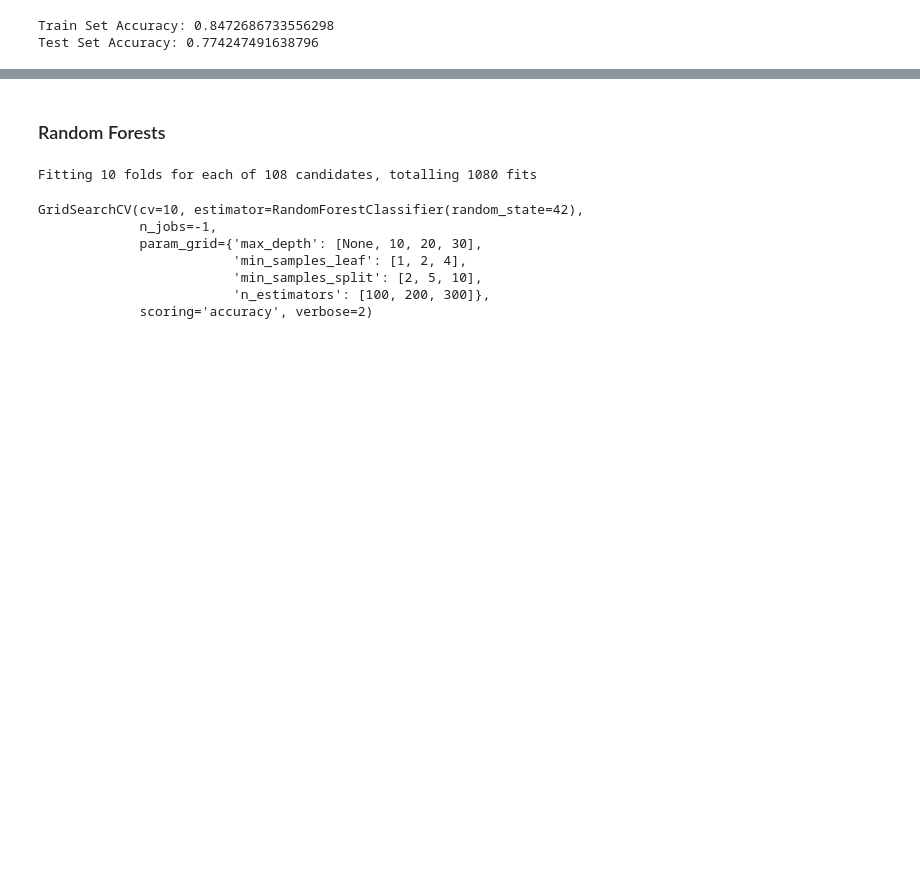
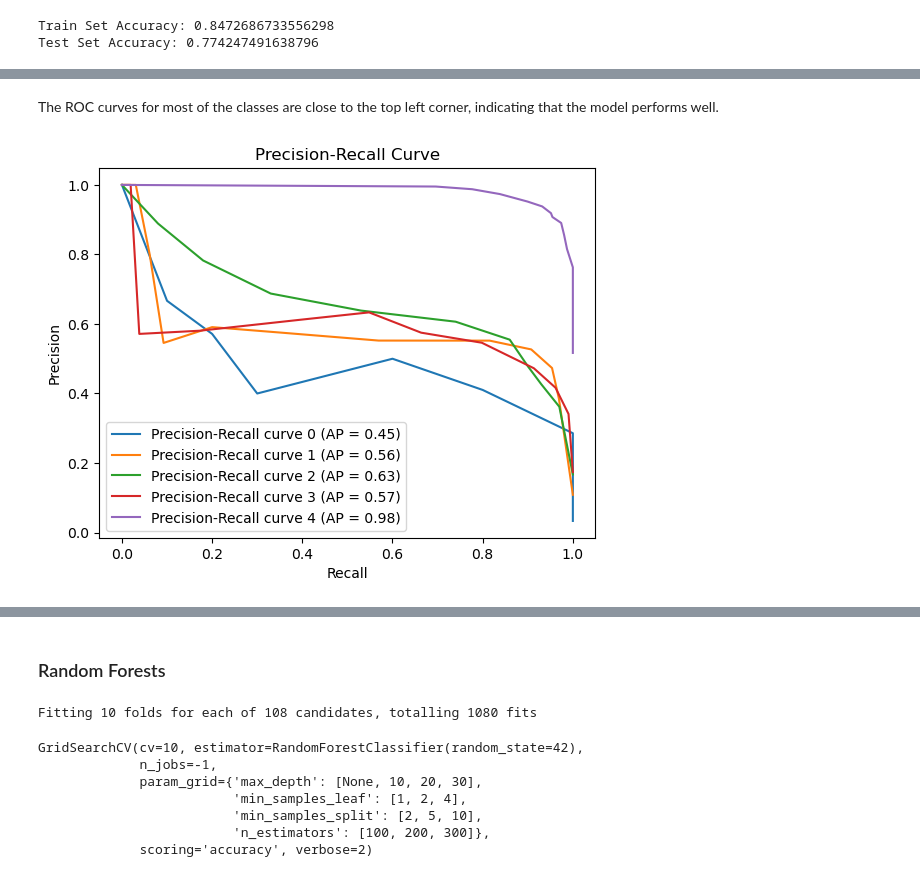
Before and after one commit to ayberkozcan/classification-exercises, a Jupyter notebook: Analyzing Student Performances/classification_students.ipynb, the cells around one changed output, grey strips where cells are left out. Saved outputs shown, nothing was run; the diff lists cells and outputs as text; code cells hidden in the pictures; blank space fills up the shorter version.

```diff
--- a/Analyzing Student Performances/classification_students.ipynb
+++ b/Analyzing Student Performances/classification_students.ipynb
@@ -343,0 +409,24 @@ Test Set Accuracy: 0.774247491638796
+# %% [markdown]
+The ROC curves for most of the classes are close to the top left corner, indicating that the model performs well.
+# %%
+# Precision-Recall Curve
+
+from sklearn.metrics import precision_recall_curve, average_precision_score
+
+plt.figure()
+
+for i in range(n_classes):
+
+    precision, recall, _ = precision_recall_curve(y_test_binarized[:, i], y_pred_proba[:, i])
+
+    average_precision = average_precision_score(y_test_binarized[:, i], y_pred_proba[:, i])
+
+    plt.plot(recall, precision, label=f"Precision-Recall curve {i} (AP = {average_precision:.2f})")
+
+plt.xlabel("Recall")
+plt.ylabel("Precision")
+plt.title("Precision-Recall Curve")
+plt.legend(loc="lower left")
+plt.show()
+# %% [output]
+[figure, added]
```
Also changed, not shown: parts of 14 cells of this notebook.
